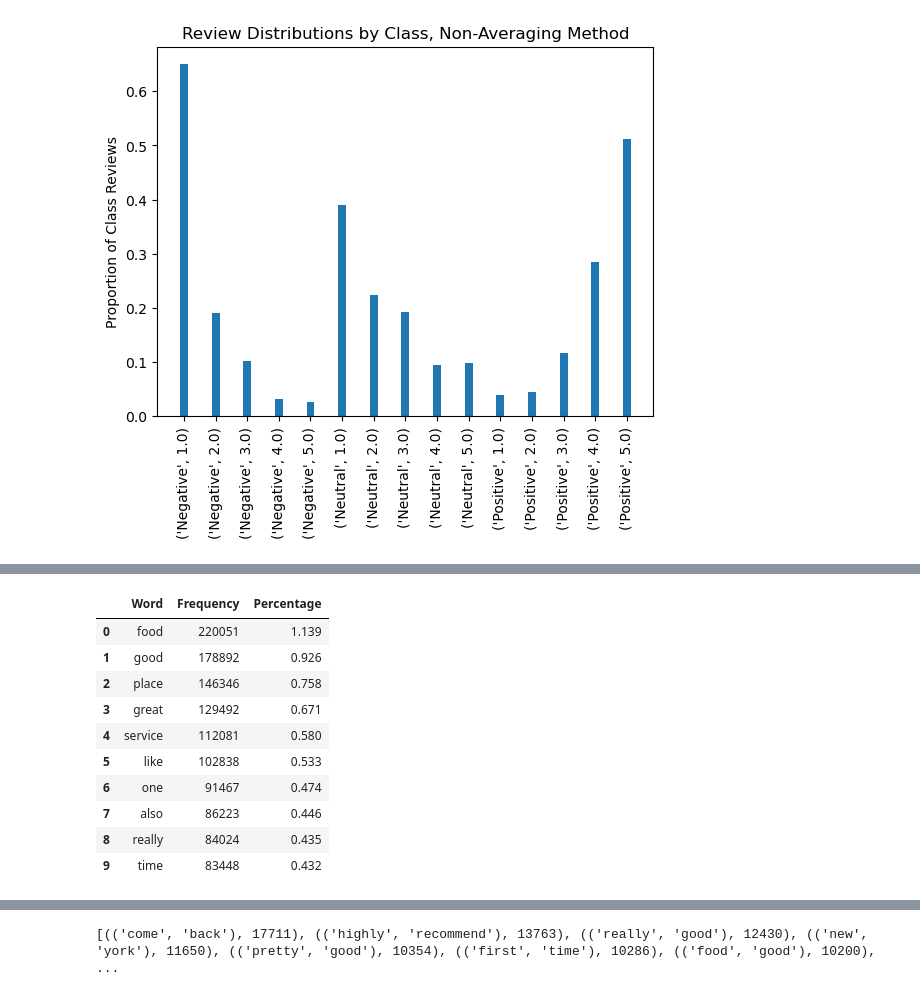
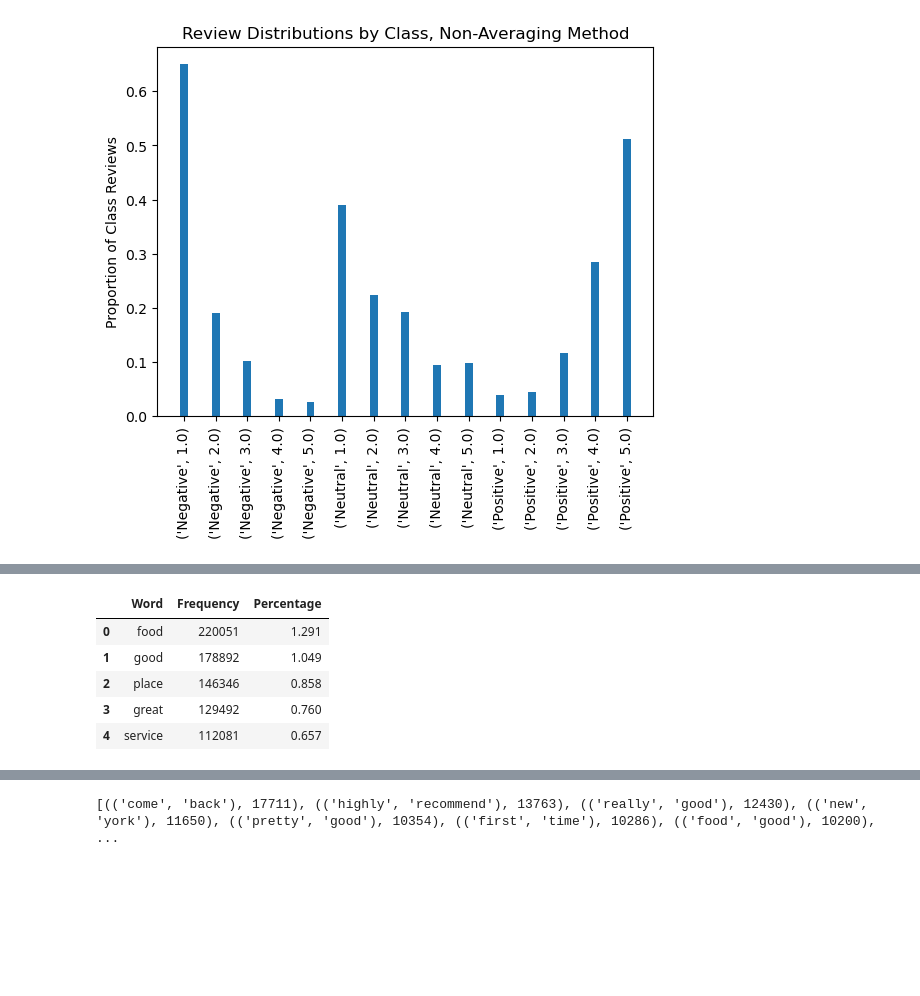
Before and after one commit to mabdullah-nyu/DSGA-1007-Project, a Jupyter notebook: analysis.ipynb, the cells around one changed output, grey strips where cells are left out. Saved outputs shown, nothing was run; the diff lists cells and outputs as text; code cells hidden in the pictures; blank space fills up the shorter version.

Commit message:
Word cloud, bar chart, significance tests updated

```diff
--- a/analysis.ipynb
+++ b/analysis.ipynb
@@ -712,7 +717,3 @@ ax.set_title('Review Distributions by Class, Averaging Method')
 # %% [output]
 Text(0.5, 1.0, 'Review Distributions by Class, Averaging Method')
 [figure]
-# %%
-count_data = df.groupby('polarity_tot_class')['rating'].value_counts(normalize=True).to_frame()
-count_data.sort_index(inplace=True)
-count_data
@@ -825,0 +798,5 @@ ax.axis('off')
+# %%
+# Give me a function that generates two word clouds, side by side, based on a binary column - just the column will be the input
+truth = df['review'].loc[df['michelin'] == True]
+false = df['review'].loc[df['michelin'] == False]
+truth
@@ -826,31 +873,21 @@ ax.axis('off')
+# %%
+# Grab the whole thing
+review_text = review_truth + ' ' + review_false
 # %%
-# Get a bar chart of word frequencies
+# Get a bar chart of word frequencies for the whole thing
 word_freq_total = pd.Series(review_text.split())
 
-# Remove stop words
-word_freq = word_freq_total.loc[word_freq_total.isin(stop_words) == False]
-
 # Get bar chart
-word_freq = word_freq.value_counts().sort_values(ascending=False).to_frame().reset_index()
+word_freq = word_freq_total.value_counts().sort_values(ascending=False).to_frame().reset_index()
 word_freq.columns = ['Word', 'Frequency']
 
 word_freq['Percentage'] = round((100*word_freq['Frequency'] / len(word_freq_total)), 3)
-
-word_freq.head()
-
-# Get a top 10
-word_freq = word_freq.iloc[0:10]
 # %%
-word_freq
+word_freq.head()
 # %% [output]
 |  | Word | Frequency | Percentage |
-| 0 | food | 220051 | 1.139 |
-| 1 | good | 178892 | 0.926 |
-| 2 | place | 146346 | 0.758 |
-| 3 | great | 129492 | 0.671 |
-| 4 | service | 112081 | 0.580 |
-| 5 | like | 102838 | 0.533 |
-| 6 | one | 91467 | 0.474 |
-| 7 | also | 86223 | 0.446 |
-| 8 | really | 84024 | 0.435 |
-| 9 | time | 83448 | 0.432 |
+| 0 | food | 220051 | 1.291 |
+| 1 | good | 178892 | 1.049 |
+| 2 | place | 146346 | 0.858 |
+| 3 | great | 129492 | 0.760 |
+| 4 | service | 112081 | 0.657 |
```
Also changed, not shown: parts of 27 cells of this notebook.
